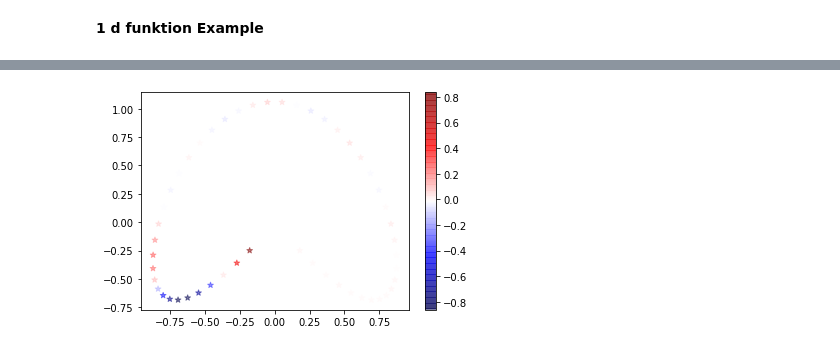
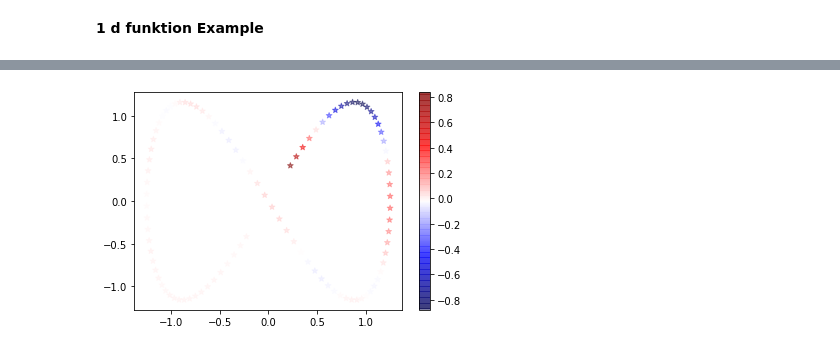
Before and after one commit to janweinreich/sklearn_reg, a Jupyter notebook: regression.ipynb, the cells around one changed output, grey strips where cells are left out. Saved outputs shown, nothing was run; the diff lists cells and outputs as text; code cells hidden in the pictures.

```diff
--- a/regression.ipynb
+++ b/regression.ipynb
@@ -153,8 +172,8 @@ plt.legend(fontsize=20)
 # %%
 fig, ax = plt.subplots()
-regressor.kpca_ncmps = 2
+regressor.kpca_ncmps = 3
 two_dim = regressor.kpca(X)
-formation = ax.scatter(two_dim[:,0],two_dim[:,1],marker="*", c=y,vmin=np.min(y), vmax=np.max(y), alpha=0.5, cmap='seismic')
+formation = ax.scatter(two_dim[:,0],two_dim[:,2],marker="*", c=y,vmin=np.min(y), vmax=np.max(y), alpha=0.5, cmap='seismic')
 cbar = fig.colorbar(formation, ax=ax)
 # %% [output]
-[figure, old version]
+[figure, new version]
```
Also changed, not shown: parts of 2 cells of this notebook.
